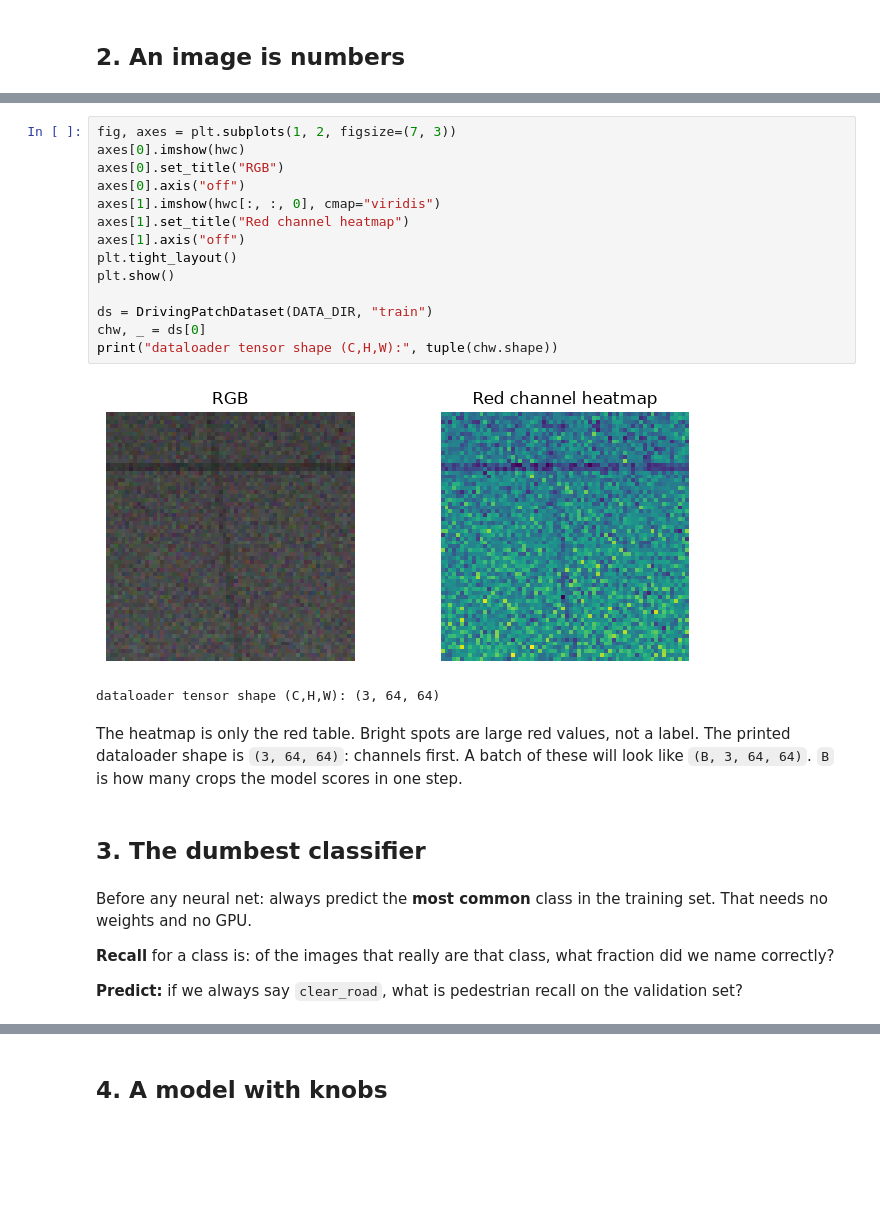
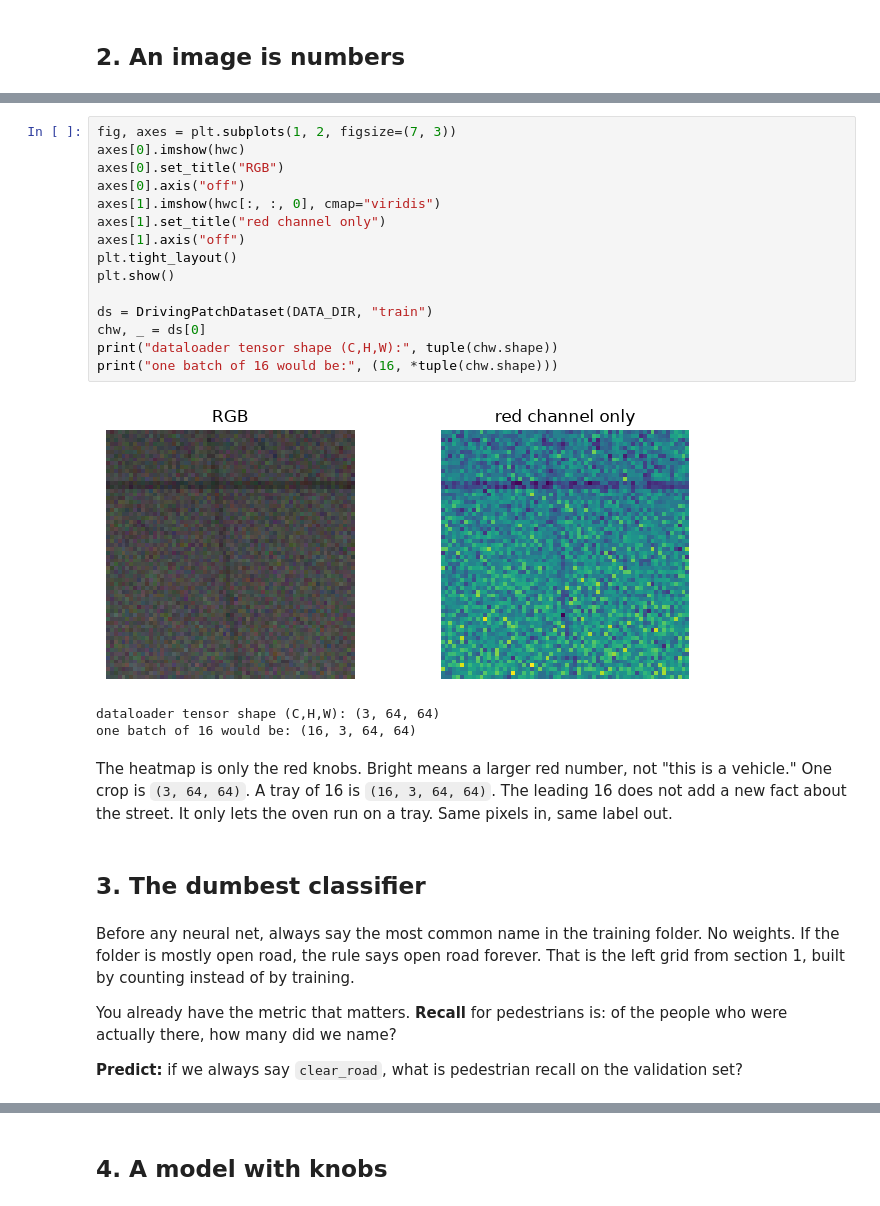
Before and after one commit to vvknyn/self-driving-ai-course, a Jupyter notebook: notebooks/00_driving_ml_gym.ipynb, the cells around one changed output, grey strips where cells are left out. Saved outputs shown, nothing was run; the diff lists cells and outputs as text; blank space fills up the shorter version.

Commit message:
feat(m00): intuition-first lesson rewrite
Co-authored-by: Cursor <cursoragent@cursor.com>

```diff
--- a/notebooks/00_driving_ml_gym.ipynb
+++ b/notebooks/00_driving_ml_gym.ipynb
@@ -126,28 +236,30 @@ PyTorch wants **channels first**: color, then height, then width. A **batch** is
 # %%
 fig, axes = plt.subplots(1, 2, figsize=(7, 3))
 axes[0].imshow(hwc)
 axes[0].set_title("RGB")
 axes[0].axis("off")
 axes[1].imshow(hwc[:, :, 0], cmap="viridis")
-axes[1].set_title("Red channel heatmap")
+axes[1].set_title("red channel only")
 axes[1].axis("off")
 plt.tight_layout()
 plt.show()
 
 ds = DrivingPatchDataset(DATA_DIR, "train")
 chw, _ = ds[0]
 print("dataloader tensor shape (C,H,W):", tuple(chw.shape))
+print("one batch of 16 would be:", (16, *tuple(chw.shape)))
 # %% [output]
-[figure, old version]
+[figure, new version]
 dataloader tensor shape (C,H,W): (3, 64, 64)
+one batch of 16 would be: (16, 3, 64, 64)
-# %% [markdown]
-The heatmap is only the red table. Bright spots are large red values, not a label. The printed dataloader shape is `(3, 64, 64)`: channels first. A batch of these will look like `(B, 3, 64, 64)`. `B` is how many crops the model scores in one step.
+# %% [markdown]
+The heatmap is only the red knobs. Bright means a larger red number, not "this is a vehicle." One crop is `(3, 64, 64)`. A tray of 16 is `(16, 3, 64, 64)`. The leading 16 does not add a new fact about the street. It only lets the oven run on a tray. Same pixels in, same label out.
 # %% [markdown]
 ## 3. The dumbest classifier
 # %% [markdown]
-Before any neural net: always predict the **most common** class in the training set. That needs no weights and no GPU.
+Before any neural net, always say the most common name in the training folder. No weights. If the folder is mostly open road, the rule says open road forever. That is the left grid from section 1, built by counting instead of by training.
 
-**Recall** for a class is: of the images that really are that class, what fraction did we name correctly?
+You already have the metric that matters. **Recall** for pedestrians is: of the people who were actually there, how many did we name?
 
 **Predict:** if we always say `clear_road`, what is pedestrian recall on the validation set?
 # %%
```
Also changed, not shown: parts of 76 cells of this notebook.
